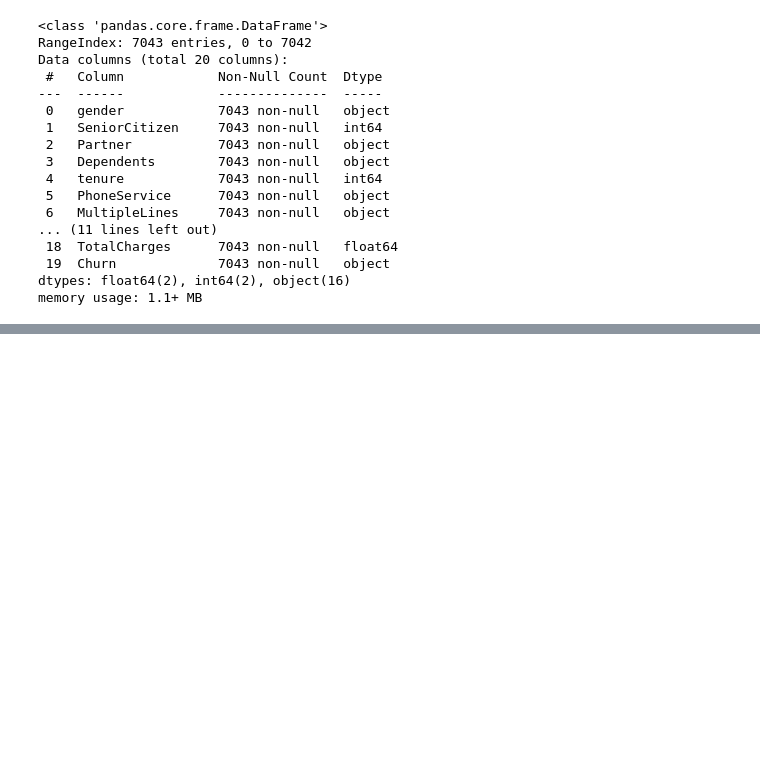
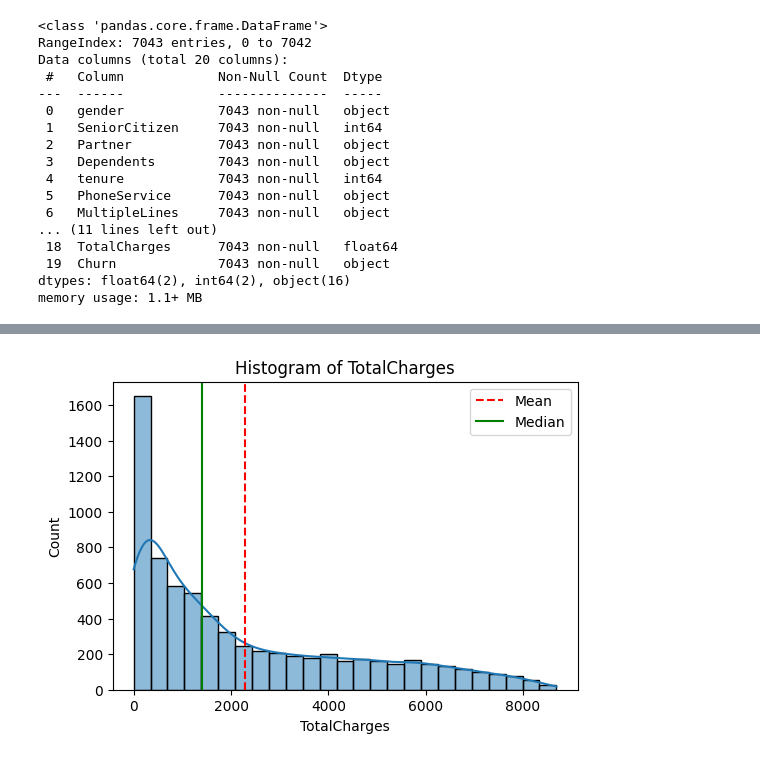
Before and after one commit to razzaq-99/Customer-Churn-Prediction, a Jupyter notebook: customer_churn.ipynb, the cells around one changed output, grey strips where cells are left out. Saved outputs shown, nothing was run; the diff lists cells and outputs as text; code cells hidden in the pictures; blank space fills up the shorter version.

```diff
--- a/customer_churn.ipynb
+++ b/customer_churn.ipynb
@@ -137,0 +175,4 @@ memory usage: 1.1+ MB
+# %%
+plot_histogram(df, 'TotalCharges')
+# %% [output]
+[figure, added]
```
Also changed, not shown: parts of 11 cells of this notebook.
